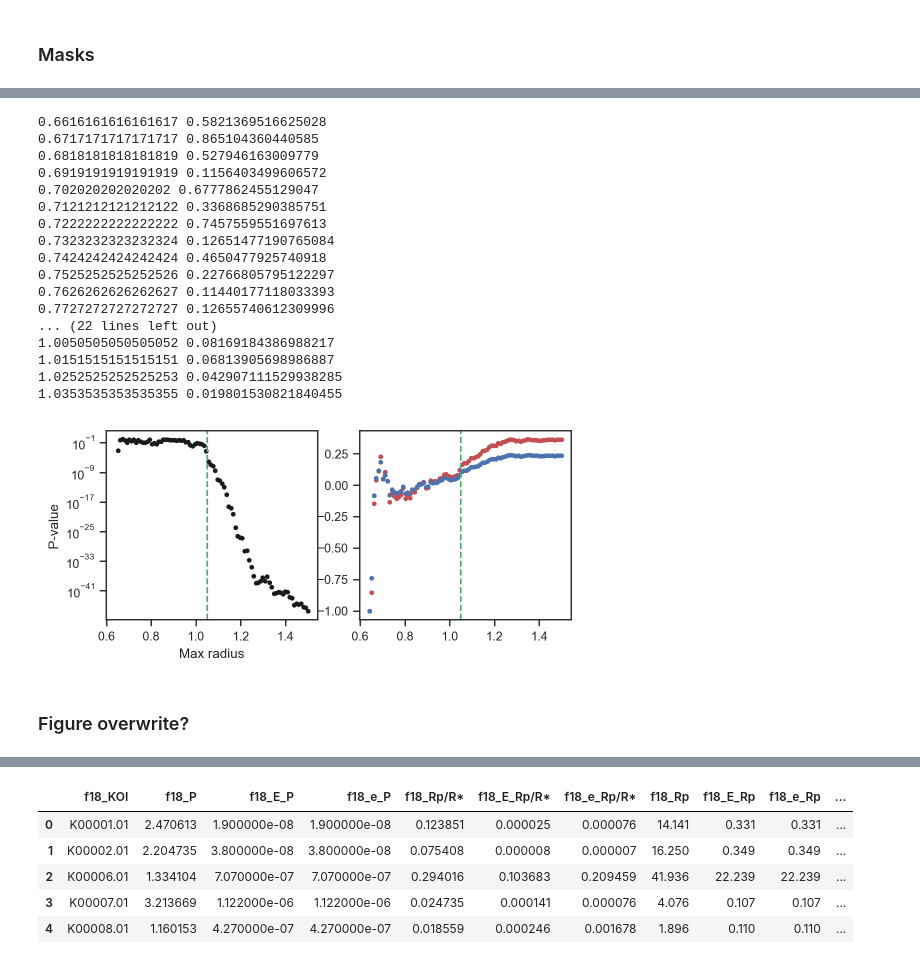
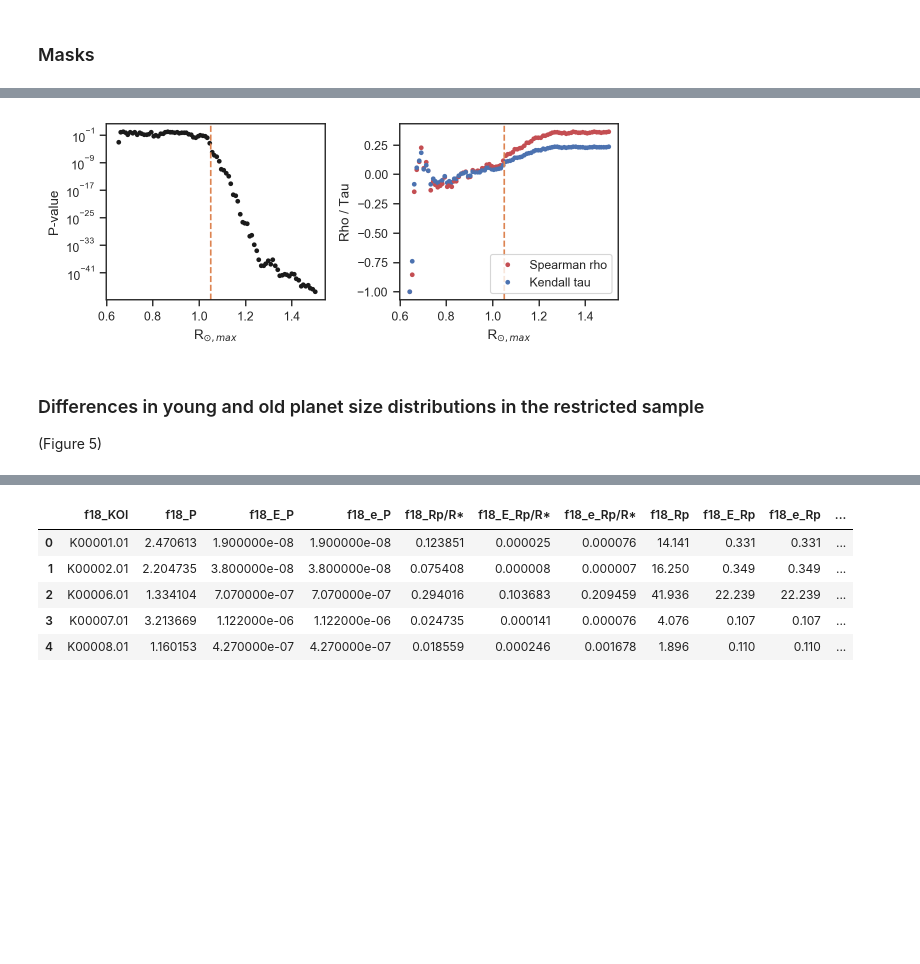
Before and after one commit to angelis21/Kepler-Exoplanet-Evolution, a Jupyter notebook: Kepler Exoplanet Evolution/notebooks/se_sn_ratio.ipynb, the cells around one changed output, grey strips where cells are left out. Saved outputs shown, nothing was run; the diff lists cells and outputs as text; code cells hidden in the pictures; blank space fills up the shorter version.

```diff
--- a/Kepler Exoplanet Evolution/notebooks/se_sn_ratio.ipynb
+++ b/Kepler Exoplanet Evolution/notebooks/se_sn_ratio.ipynb
@@ -560,42 +506,34 @@ plt.show()
 # %%
 rstargrid = np.linspace(0.5,1.5,100)
 
 _base = (np.isfinite(cks['f18_logAiso'])) & (np.isfinite(cks['f18_[Fe/H]'])) & (cks['f18_Miso']>0.0)
 
 fig,(ax1,ax2) = plt.subplots(ncols=2, figsize=(6,2.5))
 
-for rmax in rstargrid:
+for i,rmax in enumerate(rstargrid):
     newm = _base & (cks['f18_R']<rmax)
     rho, pval = stats.spearmanr(age[newm], cks['f18_R'][newm])
     ax1.plot(rmax, pval, 'k.')
     tau, _pval = stats.kendalltau(age[newm], cks['f18_R'][newm])
-    ax2.plot(rmax, rho, 'r.')
-    ax2.plot(rmax, tau, 'b.')
-    if pval>0.01:
-        print(rmax, pval)
+    if i==0:
+        ax2.plot(rmax, rho, 'r.', label='Spearman rho')
+        ax2.plot(rmax, tau, 'b.', label='Kendall tau')
+    else:
+        ax2.plot(rmax, rho, 'r.')
+        ax2.plot(rmax, tau, 'b.')
 
-ax1.axvline(1.05, ls='--', color='g')
-ax2.axvline(1.05, ls='--', color='g')
-ax1.set_xlabel('Max radius')
+    #if pval>0.01:
+    #    print(rmax, pval)
+
+ax1.axvline(1.05, ls='--', color='C1')
+ax2.axvline(1.05, ls='--', color='C1')
+ax1.set_xlabel('R$_{\odot,max}$')
+ax2.set_xlabel('R$_{\odot,max}$')
 ax1.set_ylabel('P-value')
+ax2.set_ylabel('Rho / Tau')
 ax1.semilogy()
+plt.tight_layout()
+plt.legend()
 plt.show()
 # %% [output]
-0.6616161616161617 0.5821369516625028
-0.6717171717171717 0.865104360440585
-0.6818181818181819 0.527946163009779
-0.6919191919191919 0.1156403499606572
-0.702020202020202 0.6777862455129047
-0.7121212121212122 0.3368685290385751
-0.7222222222222222 0.7457559551697613
-0.7323232323232324 0.12651477190765084
-0.7424242424242424 0.4650477925740918
-0.7525252525252526 0.22766805795122297
-0.7626262626262627 0.11440177118033393
-0.7727272727272727 0.12655740612309996
-... (22 lines left out)
-1.0050505050505052 0.08169184386988217
-1.0151515151515151 0.06813905698986887
-1.0252525252525253 0.042907111529938285
-1.0353535353535355 0.019801530821840455
-[figure, old version]
+[figure, new version]
@@ -622,2 +539,0 @@ plt.show()
-# %% [markdown]
-### Figure overwrite?
@@ -626,3 +540,6 @@ fig_overwrite = False
+# %% [markdown]
+### Differences in young and old planet size distributions in the restricted sample
+(Figure 5)
 # %%
 import matplotlib.pyplot as plt
 plt.rc("axes.spines", top=False, right=False)
```
Also changed, not shown: parts of 22 cells of this notebook, 12 other files.
